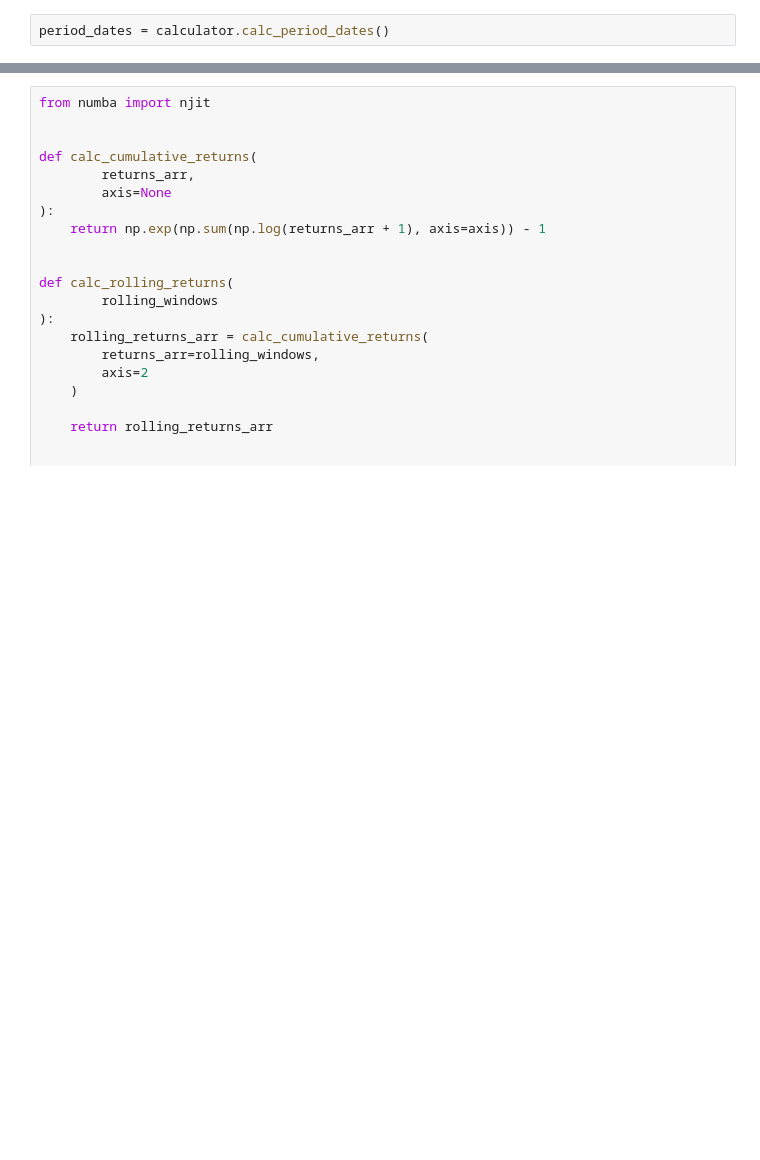
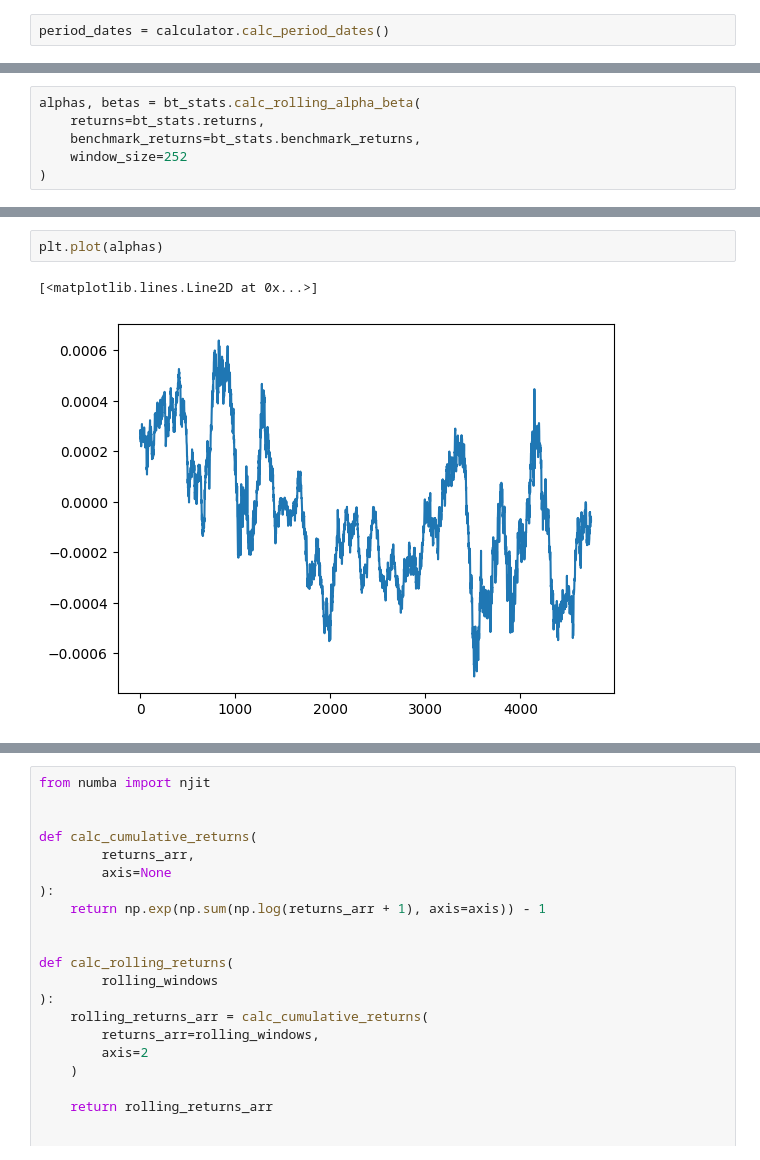
Before and after one commit to masonpitts6/qunantative-finance, a Jupyter notebook: jupyter/backtest.ipynb, the cells around one changed output, grey strips where cells are left out. Saved outputs shown, nothing was run; the diff lists cells and outputs as text; blank space fills up the shorter version.

```diff
--- a/jupyter/backtest.ipynb
+++ b/jupyter/backtest.ipynb
@@ -308,0 +571,6 @@ OrderedDict([('Dates',
+# %%
+alphas, betas = bt_stats.calc_rolling_alpha_beta(
+    returns=bt_stats.returns,
+    benchmark_returns=bt_stats.benchmark_returns,
+    window_size=252
+)
@@ -308,0 +608,5 @@ OrderedDict([('Dates',
+# %%
+plt.plot(alphas)
+# %% [output]
+[<matplotlib.lines.Line2D at 0x...>]
+[figure, added]
```
Also changed, not shown: parts of 33 cells of this notebook, 5 other files.
